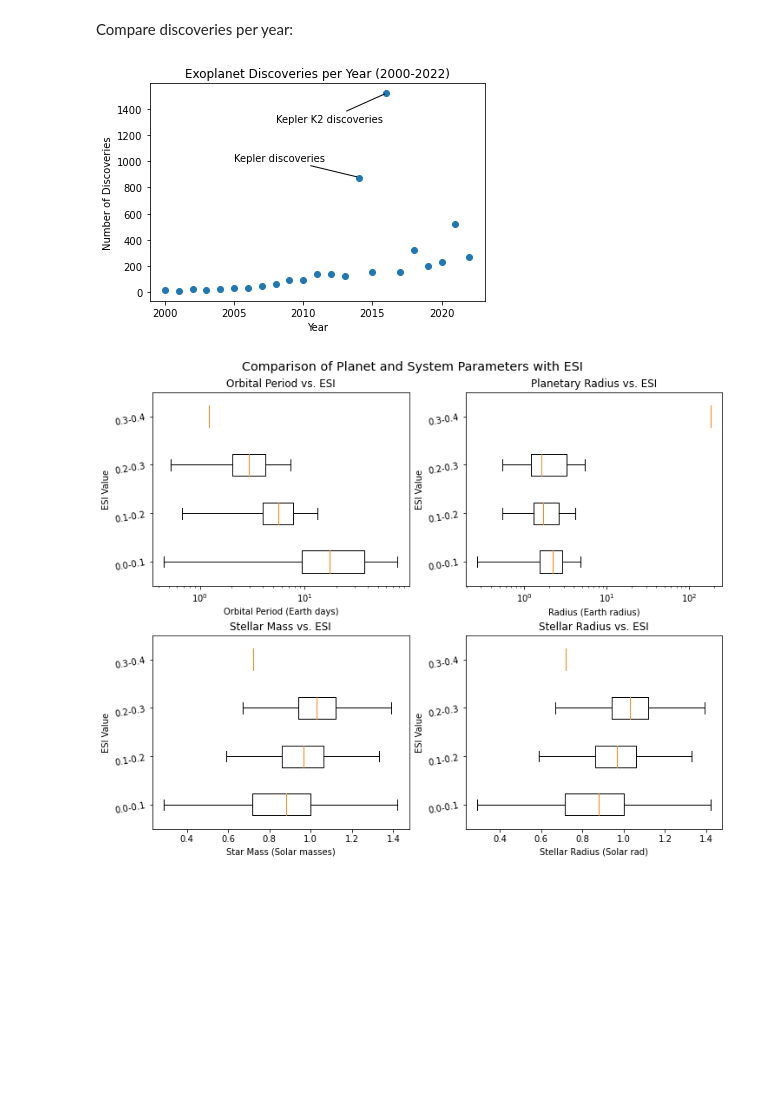
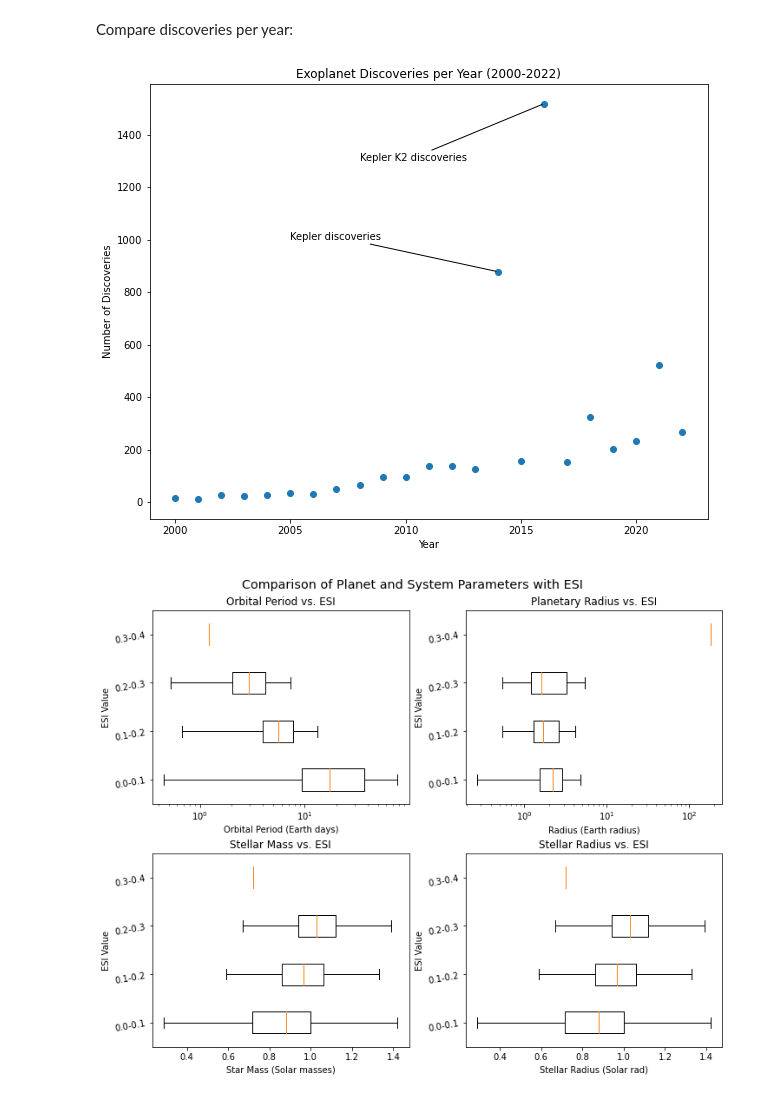
Before and after one commit to dmharrington03/exoplanets, a Jupyter notebook: exoplanets.ipynb, the cells around one changed output. Drawn from its saved outputs; the diff is of its cells as text; code cells hidden in the pictures; blank space fills up the shorter version.

```diff
--- a/exoplanets.ipynb
+++ b/exoplanets.ipynb
@@ -83,20 +85,21 @@ Compare discoveries per year:
 year_bins = np.bincount(nasa_disc_year)[2000:2023] # from years 2000 to 2022
 years = np.arange(2000, 2022+1, 1)
 # %%
-fig3, ax3 = plt.subplots()
+fig3, ax3 = plt.subplots(figsize=(10, 8))
 ax3.scatter(years, year_bins)
 ax3.set_title('Exoplanet Discoveries per Year (2000-2022)')
 ax3.set_xlabel('Year')
 ax3.set_ylabel('Number of Discoveries')
 ax3.annotate('Kepler K2 discoveries', xy=(2016, 1518), xytext=(2008, 1300),
     arrowprops=dict(arrowstyle='-')
 )
 ax3.annotate('Kepler discoveries', xy=(2014, 878), xytext=(2005, 1000),
     arrowprops=dict(arrowstyle='-')
 )
 plt.show()
+# fig3.savefig('img/discoveries.jpg')
 # %% [output]
-[figure, old version]
+[figure, new version]
 # %%
 nasa_more_data = nasa_csv[['pl_rade', 'pl_insol', 'pl_orbper', 'st_mass', 'st_rad']].dropna()
 nasa_more_data['pl_esi'] = ESI(nasa_more_data['pl_insol'], nasa_more_data['pl_rade'])
```
Also changed, not shown: parts of 3 cells of this notebook.
